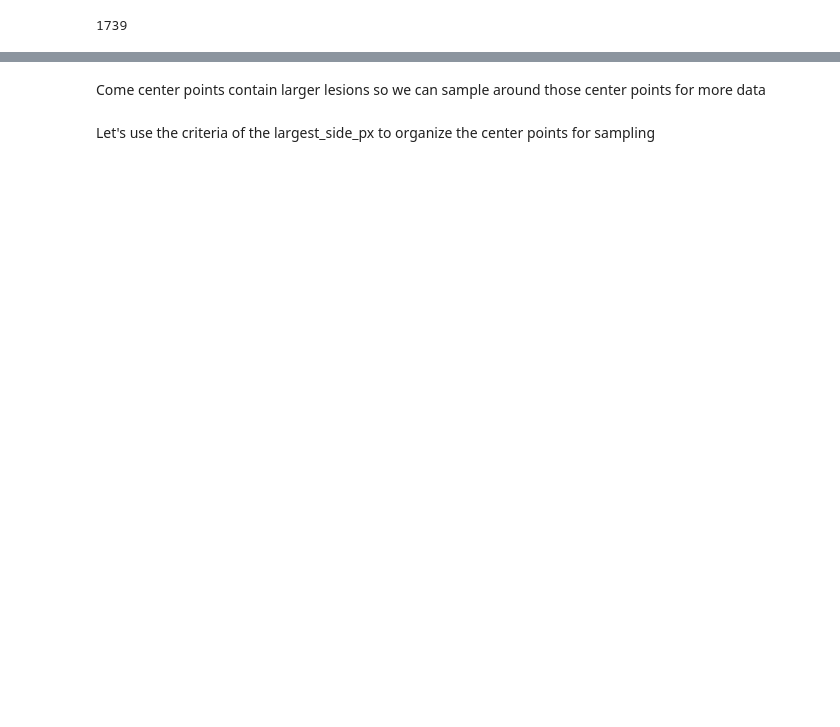
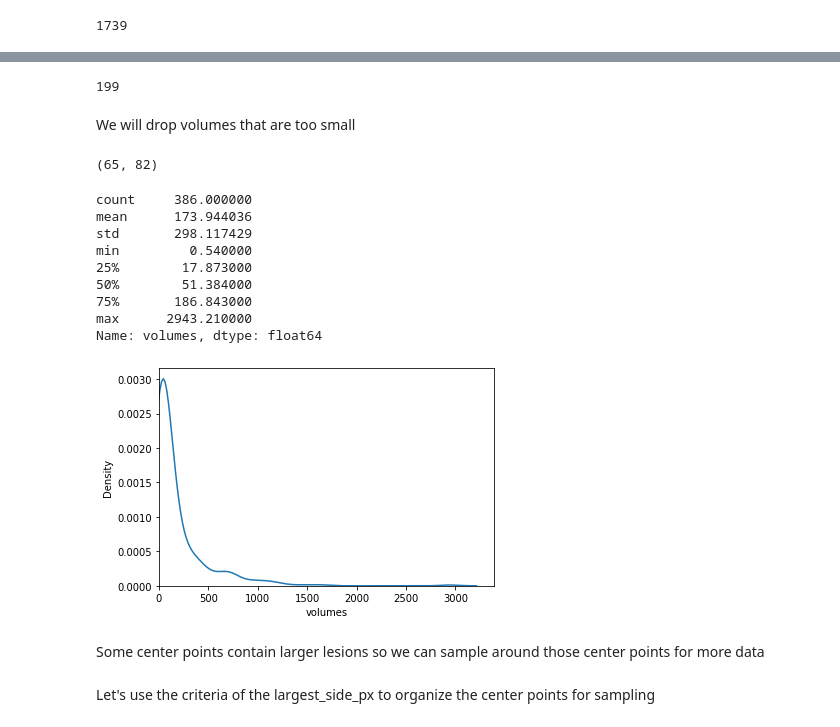
Before and after one commit to peterbacalso/covid_CT_lung_lesion_segmentation, a Jupyter notebook: notebooks/meta_setup.ipynb, the cells around one changed output, grey strips where cells are left out. Drawn from its saved outputs; the diff is of its cells as text; code cells hidden in the pictures; blank space fills up the shorter version.

Commit message:
data sampling test v4

```diff
--- a/notebooks/meta_setup.ipynb
+++ b/notebooks/meta_setup.ipynb
@@ -179,0 +169,2 @@ df_lesion_coords.reset_index(drop=True, inplace=True)
+# %%
+df_lesion_coords['volumes'] = df_lesion_coords.apply(lambda x: x.index_width*x.row_width*x.column_width, axis=1)
@@ -179,0 +180,33 @@ df_lesion_coords.reset_index(drop=True, inplace=True)
+# %%
+len(df_lesion_coords.uid.unique())
+# %% [output]
+199
+# %%
+df_largest_lesions = df_lesion_coords.sort_values(by=['uid','volumes'], ascending=False).groupby(by='uid').first()
+df_2nd_largest_lesions = df_lesion_coords.sort_values(by=['uid','volumes'], ascending=False).groupby(by='uid').nth(1)
+df_3rd_largest_lesions = df_lesion_coords.sort_values(by=['uid','volumes'], ascending=False).groupby(by='uid').nth(2)
+# %% [markdown]
+We will drop volumes that are too small
+# %%
+len(df_2nd_largest_lesions[df_2nd_largest_lesions.volumes < 8000]), len(df_3rd_largest_lesions[df_3rd_largest_lesions.volumes < 6000])
+# %% [output]
+(65, 82)
+# %%
+df_2L_lesions_clip = df_2nd_largest_lesions.drop(df_2nd_largest_lesions[df_2nd_largest_lesions.volumes < 8000].index)
+df_3L_lesions_clip = df_3rd_largest_lesions.drop(df_3rd_largest_lesions[df_3rd_largest_lesions.volumes < 6000].index)
+# %%
+df_lesions = pd.concat([df_largest_lesions, df_2L_lesions_clip, df_3L_lesions_clip])
+# %%
+sns.kdeplot(df_lesions.volumes*.001).set(xlim=(0))
+(df_lesions.volumes*.001).describe()
+# %% [output]
+count     386.000000
+mean      173.944036
+std       298.117429
+min         0.540000
+25%        17.873000
+50%        51.384000
+75%       186.843000
+max      2943.210000
+Name: volumes, dtype: float64
+[figure, added]
@@ -182,4 +220,4 @@ df_lesion_coords.to_feather('../metadata/df_lesions.fth')
 # %% [markdown]
-Come center points contain larger lesions so we can sample around those center points for more data
+Some center points contain larger lesions so we can sample around those center points for more data
 # %% [markdown]
 Let's use the criteria of the largest_side_px to organize the center points for sampling
```
Also changed, not shown: parts of 28 cells of this notebook, 5 other files.
